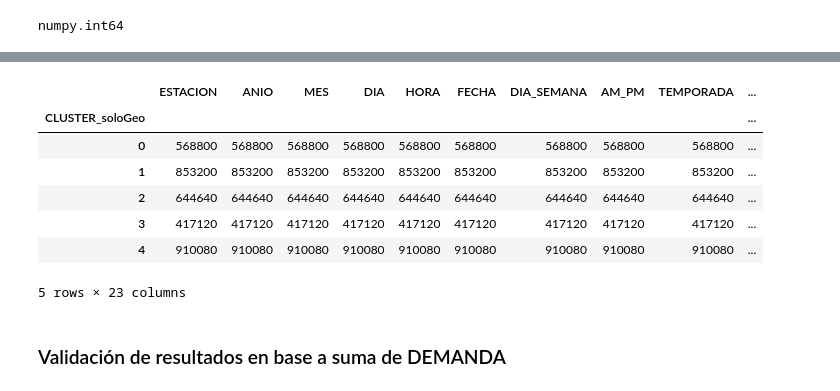
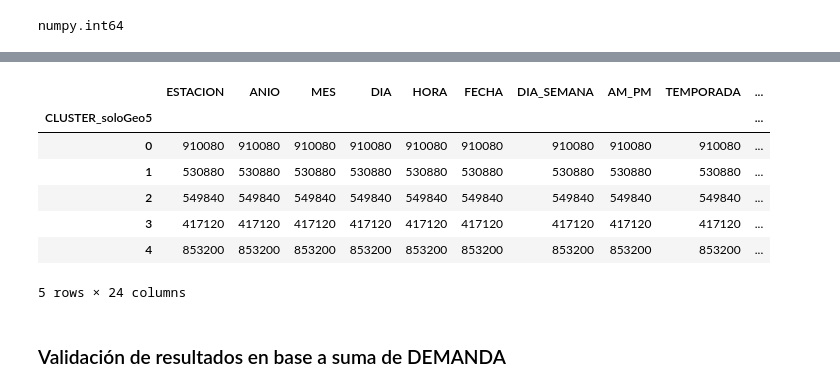
Before and after one commit to tfm2022/bicimad, a Jupyter notebook: Codigo/5. Machine Learning/2. BBDD Final FechasNulas.ipynb, the cells around one changed output, grey strips where cells are left out. Saved outputs shown, nothing was run; the diff lists cells and outputs as text; code cells hidden in the pictures.

```diff
--- a/Codigo/4. Feature Engineering/BBDD_Final_FechasNulas.ipynb
+++ b/Codigo/5. Machine Learning/2. BBDD Final FechasNulas.ipynb
@@ -41,5 +58,6 @@ memory usage: 392.3+ MB
 # ESTACIONES: Lista de estaciones en DF
 
 df_estaciones = df_tracks.ESTACION.unique()
+df_estaciones.sort()
 df_estaciones
 # %% [output]
@@ -168,3 +202,5 @@ DatetimeIndex(['2018-01-01 00:00:00', '2018-01-01 01:00:00',
 # %%
 # df_estaciones = [175]
 # type(df_estaciones)
+df_data = df_tracks[df_tracks['ESTACION']==175]
+df_data
@@ -178,7 +228,7 @@ i=0
 df_final = pd.DataFrame(columns = ['ESTACION', 'ANIO', 'MES', 'DIA', 'HORA', 'FECHA', 'DIA_SEMANA', 'AM_PM', 'TEMPORADA',
                             'TEMPORADA_NUM', 'Es_Festivo', 'Es_FinSemana', 'TEMPERATURA', 'VIENTO', 'PRESION', 'HUMEDAD',
                             'PRECIPITACION_1h', 'PRECIPITACION_3h', 'DESC_TIEMPO', 'DESC_TIEMPO_detalle', 'CLUSTER_FullCols',
-                            'CLUSTER_soloGeo', 'CLUSTER_soloDemanda', 'DEMANDA'])
+                            'CLUSTER_soloGeo5', 'CLUSTER_soloGeo7', 'CLUSTER_soloDemanda', 'DEMANDA'])
 
 t_ini = time.time()
 
@@ -190,7 +240,7 @@ for estacion in df_estaciones:
     df_final_estacion = pd.DataFrame(columns = ['ESTACION', 'ANIO', 'MES', 'DIA', 'HORA', 'FECHA', 'DIA_SEMANA', 'AM_PM', 'TEMPORADA',
                             'TEMPORADA_NUM', 'Es_Festivo', 'Es_FinSemana', 'TEMPERATURA', 'VIENTO', 'PRESION', 'HUMEDAD',
                             'PRECIPITACION_1h', 'PRECIPITACION_3h', 'DESC_TIEMPO', 'DESC_TIEMPO_detalle', 'CLUSTER_FullCols',
-                            'CLUSTER_soloGeo', 'CLUSTER_soloDemanda', 'DEMANDA'])
+                            'CLUSTER_soloGeo5', 'CLUSTER_soloGeo7', 'CLUSTER_soloDemanda', 'DEMANDA'])
 
     t_ini_estacion = time.time()
     for fecha in df_dates:
@@ -235,7 +285,8 @@ for estacion in df_estaciones:
             temporada_num=4
 
         clusterFull = df_clusterFull.loc[df_clusterFull['ESTACION'] == estacion, ['CLUSTER']].iloc[0]['CLUSTER']
-        clusterGeog = df_clusterGeog.loc[df_clusterGeog['ESTACION'] == estacion, ['CLUSTER']].iloc[0]['CLUSTER']
+        clusterGeog5 = df_clusterGeog5.loc[df_clusterGeog5['ESTACION'] == estacion, ['CLUSTER']].iloc[0]['CLUSTER']
+        clusterGeog7 = df_clusterGeog7.loc[df_clusterGeog7['ESTACION'] == estacion, ['CLUSTER']].iloc[0]['CLUSTER']
         clusterDmnd = df_clusterDmnd.loc[df_clusterDmnd['ESTACION'] == estacion, ['CLUSTER']].iloc[0]['CLUSTER']
 
 
@@ -264,7 +315,8 @@ for estacion in df_estaciones:
                 'DESC_TIEMPO': meteo.DESC_TIEMPO.iloc[0],
                 'DESC_TIEMPO_detalle': meteo.DESC_TIEMPO_detalle.iloc[0],
                 'CLUSTER_FullCols': clusterFull,
-                'CLUSTER_soloGeo': clusterGeog,
+                'CLUSTER_soloGeo5': clusterGeog5,
+                'CLUSTER_soloGeo7': clusterGeog7,
                 'CLUSTER_soloDemanda': clusterDmnd,
                 'DEMANDA': 0
             }
@@ -332,6 +384,7 @@ memory usage: 647.3+ MB
 # %%
 df_final['CLUSTER_FullCols'] = df_final['CLUSTER_FullCols'].astype(np.int64)
-df_final['CLUSTER_soloGeo'] = df_final['CLUSTER_soloGeo'].astype(np.int64)
+df_final['CLUSTER_soloGeo5'] = df_final['CLUSTER_soloGeo5'].astype(np.int64)
+df_final['CLUSTER_soloGeo7'] = df_final['CLUSTER_soloGeo7'].astype(np.int64)
 df_final['CLUSTER_soloDemanda'] = df_final['CLUSTER_soloDemanda'].astype(np.int64)
 df_final['TEMPORADA_NUM'] = df_final['TEMPORADA_NUM'].astype(np.int64)
 df_final['DEMANDA'] = df_final['DEMANDA'].astype(np.int64)
@@ -390,14 +443,14 @@ df_final[df_final['DEMANDA']==0]
 # %%
-df_final.groupby('CLUSTER_soloGeo').count()
+df_final.groupby('CLUSTER_soloGeo5').count()
 # %% [output]
 |  | ESTACION | ANIO | MES | DIA | HORA | FECHA | DIA_SEMANA | AM_PM | TEMPORADA | ... |
-| CLUSTER_soloGeo |  |  |  |  |  |  |  |  |  | ... |
-| 0 | 568800 | 568800 | 568800 | 568800 | 568800 | 568800 | 568800 | 568800 | 568800 | ... |
-| 1 | 853200 | 853200 | 853200 | 853200 | 853200 | 853200 | 853200 | 853200 | 853200 | ... |
-| 2 | 644640 | 644640 | 644640 | 644640 | 644640 | 644640 | 644640 | 644640 | 644640 | ... |
+| CLUSTER_soloGeo5 |  |  |  |  |  |  |  |  |  | ... |
+| 0 | 910080 | 910080 | 910080 | 910080 | 910080 | 910080 | 910080 | 910080 | 910080 | ... |
+| 1 | 530880 | 530880 | 530880 | 530880 | 530880 | 530880 | 530880 | 530880 | 530880 | ... |
+| 2 | 549840 | 549840 | 549840 | 549840 | 549840 | 549840 | 549840 | 549840 | 549840 | ... |
 | 3 | 417120 | 417120 | 417120 | 417120 | 417120 | 417120 | 417120 | 417120 | 417120 | ... |
-| 4 | 910080 | 910080 | 910080 | 910080 | 910080 | 910080 | 910080 | 910080 | 910080 | ... |
+| 4 | 853200 | 853200 | 853200 | 853200 | 853200 | 853200 | 853200 | 853200 | 853200 | ... |
-5 rows × 23 columns
+5 rows × 24 columns
 # %% [markdown]
 ### Validación de resultados en base a suma de DEMANDA
 # %%
```
Also changed, not shown: parts of 21 cells of this notebook, 46 other files.
